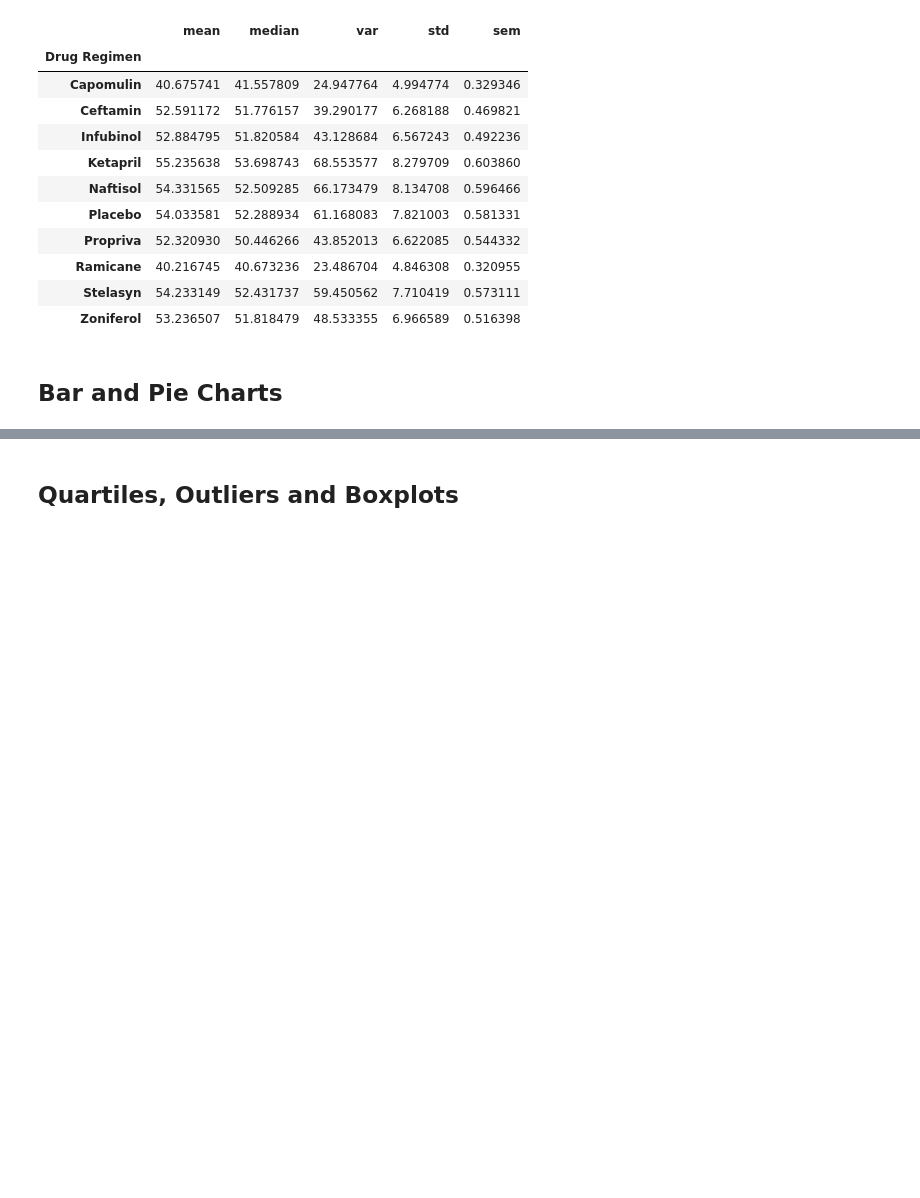
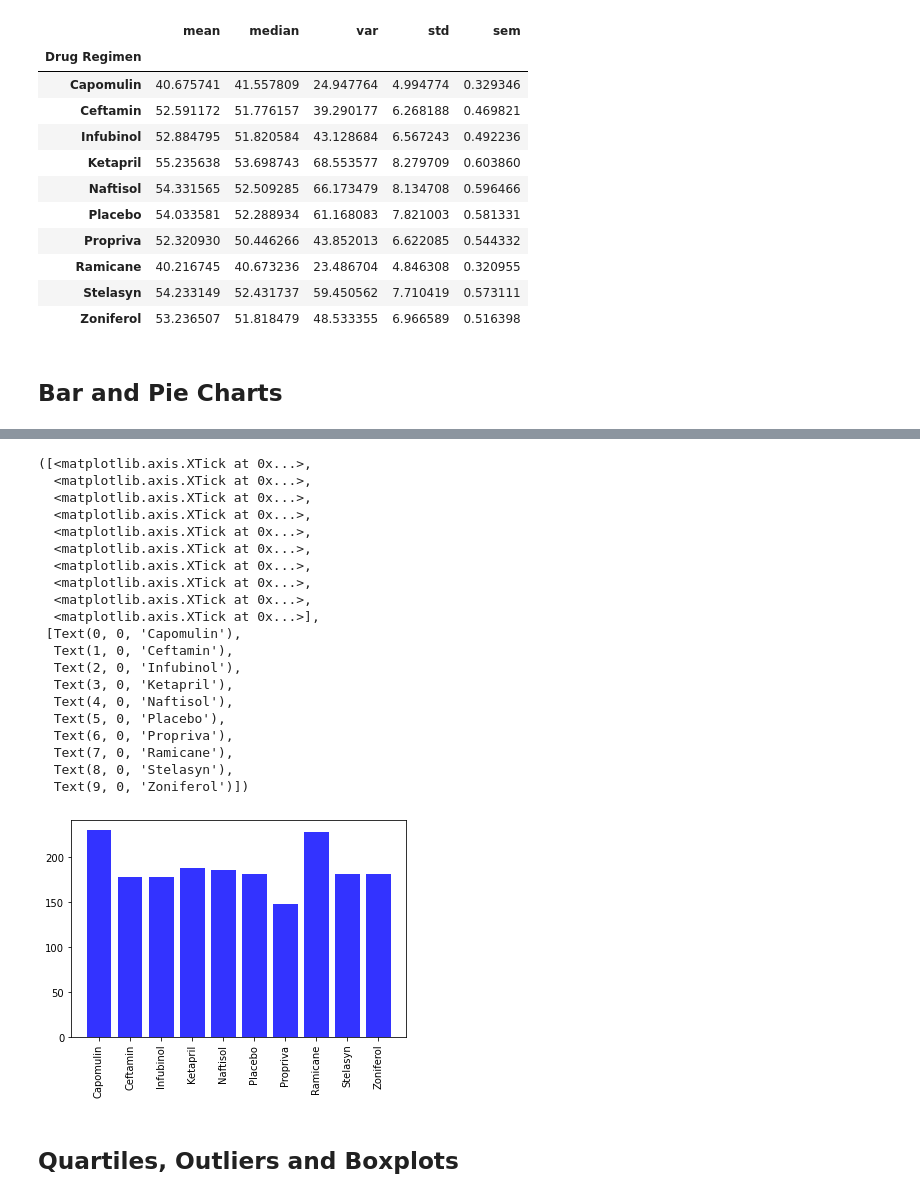
Before and after one commit to StephanieMcNutt/matplotlib_challenge, a Jupyter notebook: main.ipynb, the cells around one changed output, grey strips where cells are left out. Saved outputs shown, nothing was run; the diff lists cells and outputs as text; code cells hidden in the pictures; blank space fills up the shorter version.

```diff
--- a/main.ipynb
+++ b/main.ipynb
@@ -165,3 +165,31 @@ x_axis
+# %%
+regimes = ["Capomulin", "Ceftamin", "Infubinol", "Ketapril", "Naftisol", "Placebo", "Propriva", "Ramicane", "Stelasyn", "Zoniferol"]
+x_axis = np.arange(len(pd_mice_ct_reg))
+plt.bar(x_axis, mice_ct, color='b', alpha=.8, align='center')
+tick_locations = [value for value in x_axis]
+plt.xticks(tick_locations, regimes, rotation='vertical')
+# %% [output]
+([<matplotlib.axis.XTick at 0x...>,
+  <matplotlib.axis.XTick at 0x...>,
+  <matplotlib.axis.XTick at 0x...>,
+  <matplotlib.axis.XTick at 0x...>,
+  <matplotlib.axis.XTick at 0x...>,
+  <matplotlib.axis.XTick at 0x...>,
+  <matplotlib.axis.XTick at 0x...>,
+  <matplotlib.axis.XTick at 0x...>,
+  <matplotlib.axis.XTick at 0x...>,
+  <matplotlib.axis.XTick at 0x...>],
+ [Text(0, 0, 'Capomulin'),
+  Text(1, 0, 'Ceftamin'),
+  Text(2, 0, 'Infubinol'),
+  Text(3, 0, 'Ketapril'),
+  Text(4, 0, 'Naftisol'),
+  Text(5, 0, 'Placebo'),
+  Text(6, 0, 'Propriva'),
+  Text(7, 0, 'Ramicane'),
+  Text(8, 0, 'Stelasyn'),
+  Text(9, 0, 'Zoniferol')])
+[figure, added]
 # %%
 # Generate a pie plot showing the distribution of female versus male mice using pandas
 # %%
```
Also changed, not shown: parts of 4 cells of this notebook.
